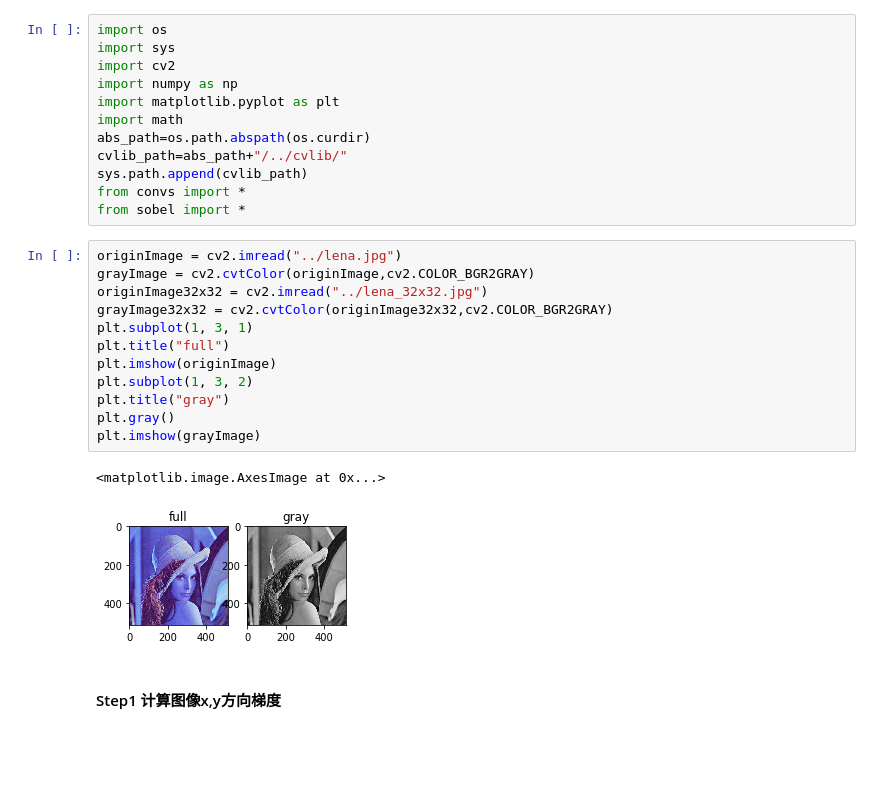
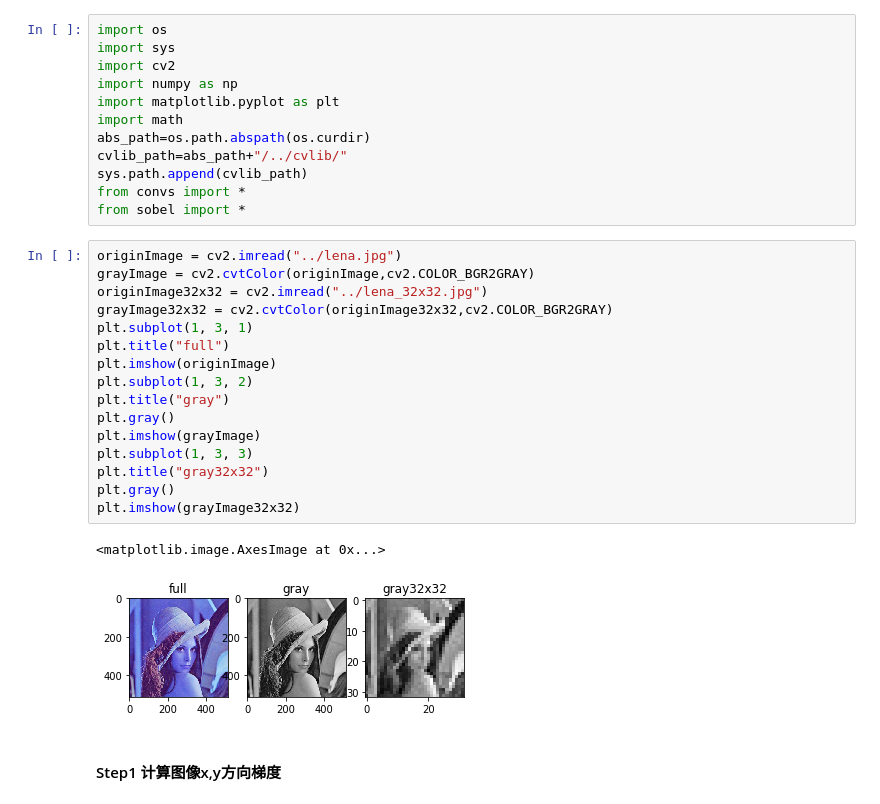
Before and after one commit to sycophant-stone/digital_image_base, a Jupyter notebook: featureDetection/harris.ipynb, the cells around one changed output. Saved outputs shown, nothing was run; the diff lists cells and outputs as text; blank space fills up the shorter version.

```diff
--- a/featureDetection/harris.ipynb
+++ b/featureDetection/harris.ipynb
@@ -55,18 +55,22 @@ from sobel import *
 # %%
 originImage = cv2.imread("../lena.jpg")
 grayImage = cv2.cvtColor(originImage,cv2.COLOR_BGR2GRAY)
 originImage32x32 = cv2.imread("../lena_32x32.jpg")
 grayImage32x32 = cv2.cvtColor(originImage32x32,cv2.COLOR_BGR2GRAY)
 plt.subplot(1, 3, 1)
 plt.title("full")
 plt.imshow(originImage)
 plt.subplot(1, 3, 2)
 plt.title("gray")
 plt.gray()
 plt.imshow(grayImage)
+plt.subplot(1, 3, 3)
+plt.title("gray32x32")
+plt.gray()
+plt.imshow(grayImage32x32)
 # %% [output]
 <matplotlib.image.AxesImage at 0x...>
-[figure, old version]
+[figure, new version]
 # %% [markdown]
 #### Step1 计算图像x,y方向梯度
 # %%
```
Also changed, not shown: parts of 4 cells of this notebook.
